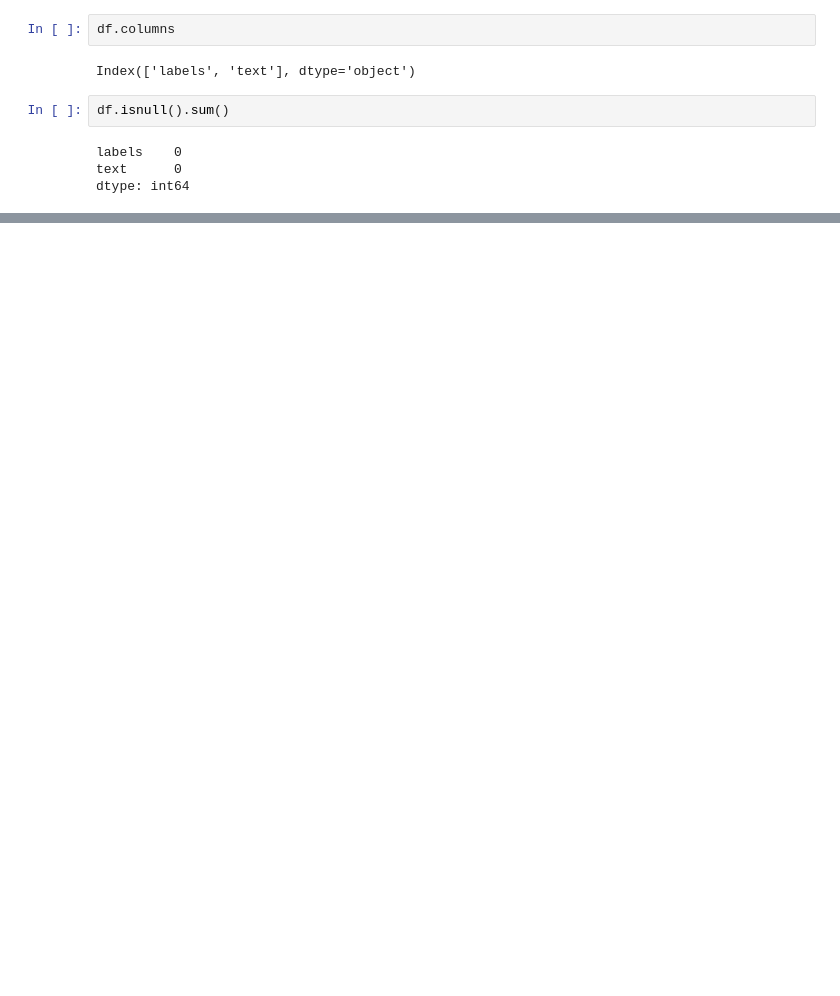
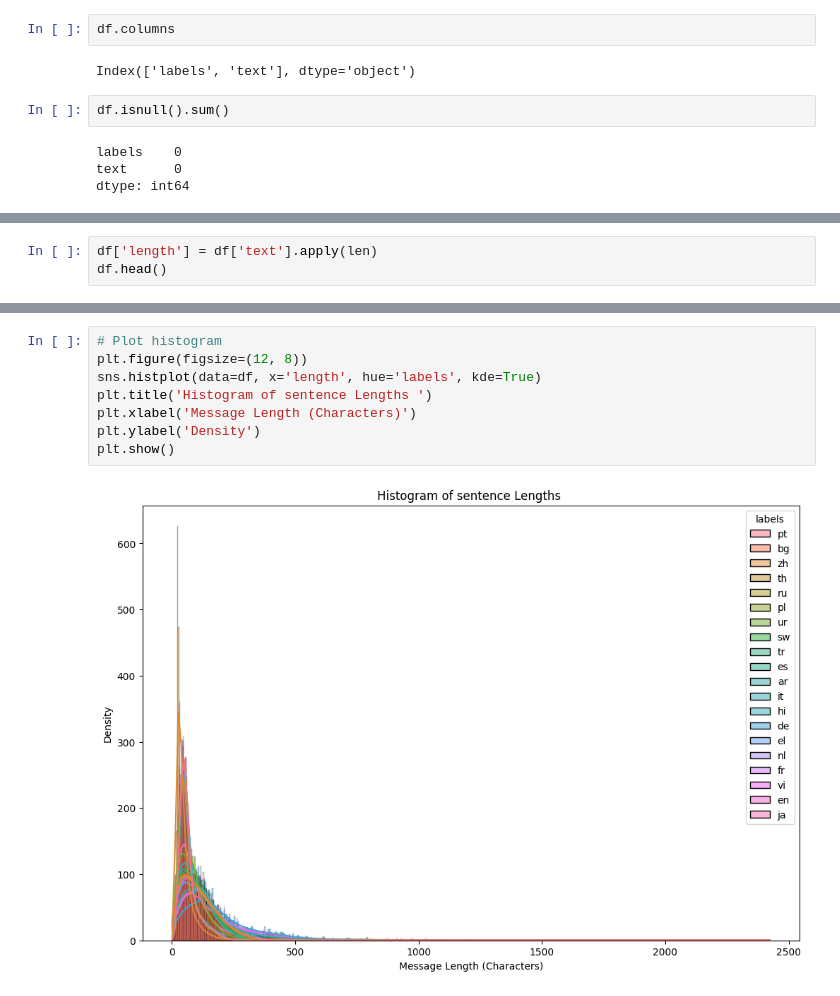
Before and after one commit to tungtt30/Language-Identification, a Jupyter notebook: Language-identification-LLM.ipynb, the cells around one changed output, grey strips where cells are left out. Drawn from its saved outputs; the diff is of its cells as text; blank space fills up the shorter version.

```diff
--- a/Language-identification-LLM.ipynb
+++ b/Language-identification-LLM.ipynb
@@ -171,0 +172,3 @@ plt.show()
+# %%
+df['length'] = df['text'].apply(len)
+df.head()
@@ -171,0 +182,10 @@ plt.show()
+# %%
+# Plot histogram
+plt.figure(figsize=(12, 8))
+sns.histplot(data=df, x='length', hue='labels', kde=True)
+plt.title('Histogram of sentence Lengths ')
+plt.xlabel('Message Length (Characters)')
+plt.ylabel('Density')
+plt.show()
+# %% [output]
+[figure, added]
```
Also changed, not shown: parts of 39 cells of this notebook, 1 other file.
